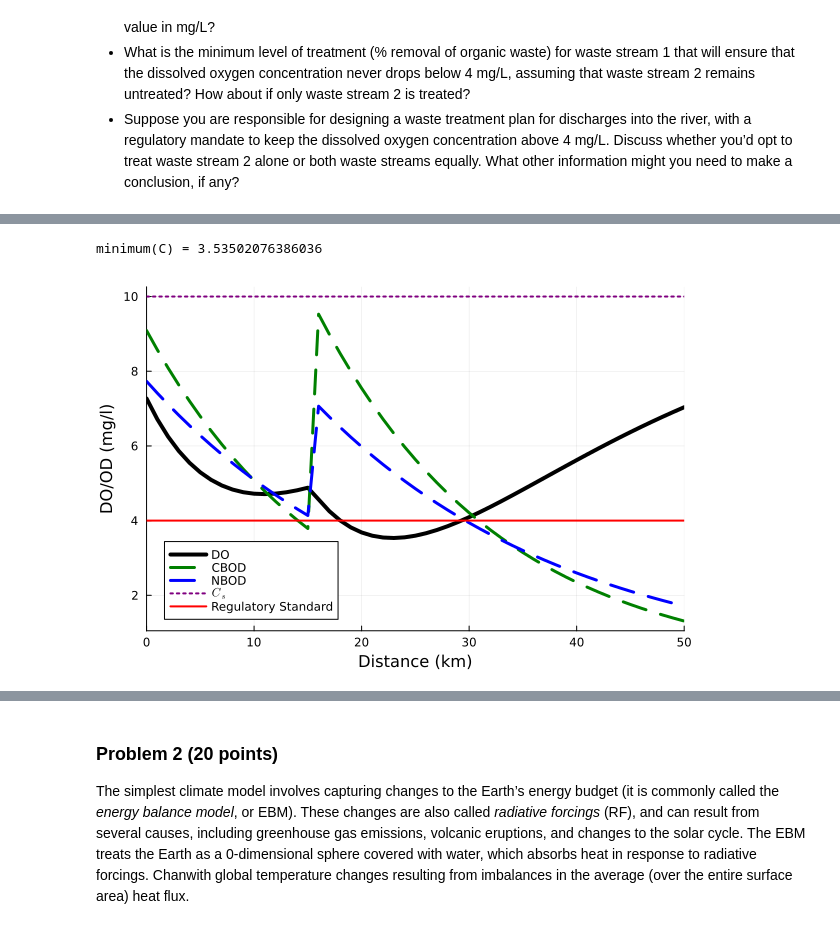
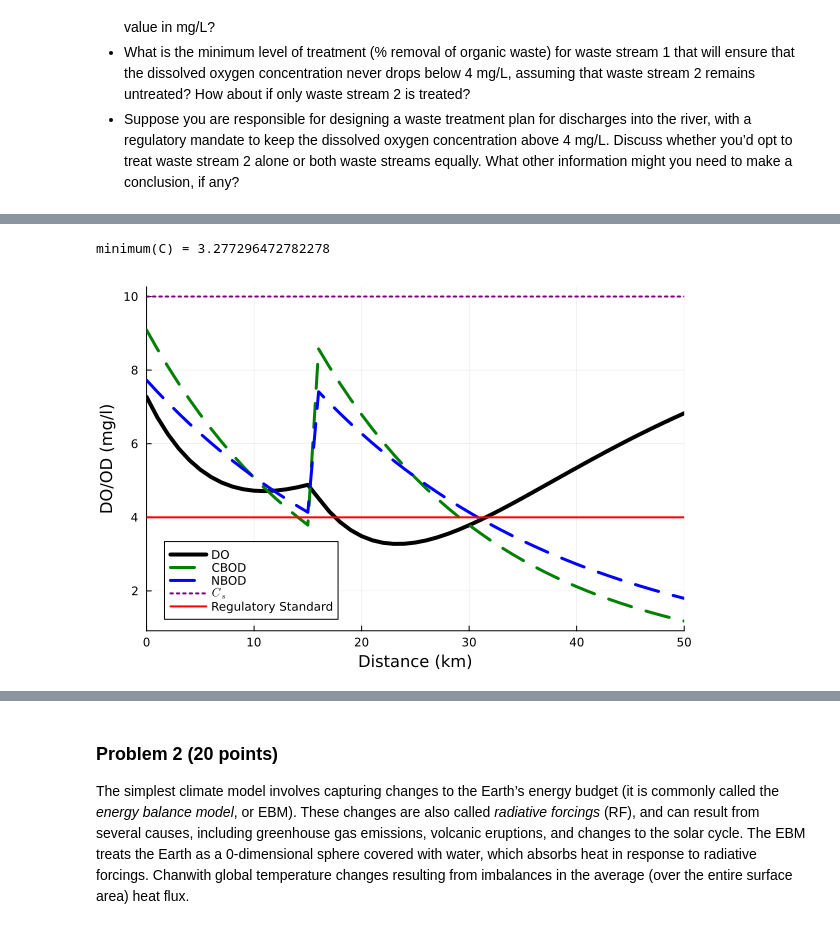
Before and after one commit to BEE4750-FA24/hw3-hutchs-team, a Jupyter notebook: hw03.ipynb, the cells around one changed output, grey strips where cells are left out. Cells and saved outputs as stored; diff of their text form; code cells hidden in the pictures.

```diff
--- a/hw03.ipynb
+++ b/hw03.ipynb
@@ -150,10 +149,10 @@ x = 15
 # evaluate model over all x's
 # this uses broadcasting
 # and save the values as the river concentration at 15
-(C15,B15,N15) = (y -> do_simulate(y, C0, B0, N0, ka, kc, kn, Cs, U)).(x)
+ (C15,B15,N15) = (y -> do_simulate(y, C0, B0, N0, ka, kc, kn, Cs, U)).(x)
 
 #now calculate the mix concentrations at 15 for post 15 data
- C15mix = mixture(Qr,Qs1,C15,Cs2)
- B15mix = mixture(Qr,Qs1,B15,Bs2)
- N15mix = mixture(Qr,Qs1,N15,Ns2)
+  C15mix = mixture(Qr,Qs2,C15,Cs2)
+  B15mix = mixture(Qr,Qs2,B15,Bs2)
+  N15mix = mixture(Qr,Qs2,N15,Ns2)
 # %% [output]
@@ -177,20 +181,20 @@ function do_simulate(x, C0, B0, N0, ka, kn, kc, Cs, U)
     #change the 'initial' properties based on position
         if x<=15
             #solved on paper
-            C0 = 7.27
-            B0 = 9.09
-            N0 = 7.73
+            Cfore = C0
+            Bfore = B0
+            Nfore = N0
             B = B0 * exp(-kc * x / U)
             N = N0 * exp(-kn * x / U)
             α1 = exp(-ka * x / U)
             α2 = (kc/(ka-kc)) * (exp.(-kc * x / U) - exp(-ka * x / U))
             α3 = (kn/(ka-kn)) * (exp(-kn * x / U) - exp(-ka * x / U))
-            C = Cs * (1 - α1) + (C0 * α1) - (B0 * α2) - (N0 * α3)
+            C = Cs * (1 - α1) + (Cfore * α1) - (Bfore * α2) - (Nfore * α3)
         else #after the second input
             #solved on paper
-            C0 = 4.96
-            B0 = 10.10
-            N0 = 7.365
+            Cafter = C15mix
+            Bafter = B15mix
+            Nafter = N15mix
 
             B = B0 * exp(-kc * (x-15) / U)
             N = N0 * exp(-kn * (x-15) / U)
@@ -198,7 +202,7 @@ function do_simulate(x, C0, B0, N0, ka, kn, kc, Cs, U)
             α1 = exp(-ka * (x-15) / U)
             α2 = (kc/(ka-kc)) * (exp.(-kc * (x-15) / U) - exp(-ka * (x-15) / U))
             α3 = (kn/(ka-kn)) * (exp(-kn * (x-15) / U) - exp(-ka * (x-15) / U))
-            C = Cs * (1 - α1) + (C0 * α1) - (B0 * α2) - (N0 * α3)
+            C = Cs * (1 - α1) + (Cafter * α1) - (Bafter * α2) - (Nafter * α3)
         end
 
 
@@ -206,32 +210,32 @@ function do_simulate(x, C0, B0, N0, ka, kn, kc, Cs, U)
 end
 
 #Now we can run through all x
 x = 0:50
 
 # evaluate model over all x's
 # this uses broadcasting
 do_out = (y -> do_simulate(y, C0, B0, N0, ka, kc, kn, Cs, U)).(x)
 # unpack outputs into individual arrays for C, B, and N
 # this uses comprehensions to pull out the relevant components
 #of the tuples that our function outputs
 C = [d[1] for d in do_out]
 B = [d[2] for d in do_out]
 N = [d[3] for d in do_out]
 
 #find the minimum DO by using the min function on C after building the array
 @show minimum(C)
 
 # plot outputs
 p1 = plot(; ylabel="DO/OD (mg/l)", xlabel="Distance (km)")
 plot!(p1, x, C, color=:black, linewidth=4, label="DO")
 plot!(p1, x, B, color=:green, label="CBOD", linestyle=:dash, linewidth=3)
 plot!(p1, x, N, color=:blue, label="NBOD", linestyle=:dash, linewidth=3)
 # plot Cs, which is a constant value
 plot!(p1, x, Cs * ones(length(x)), color=:purple, label=L"C_s", linestyle=:dot, linewidth=2)
 
 #change regulatory standard to 4
 hline!([4], color=:red, linewidth=2, label="Regulatory Standard")
 xaxis!((0, 50))
 # %% [output]
-minimum(C) = 3.53502076386036
+minimum(C) = 3.277296472782278
-[figure, old version]
+[figure, new version]
```
Also changed, not shown: parts of 17 cells of this notebook.
